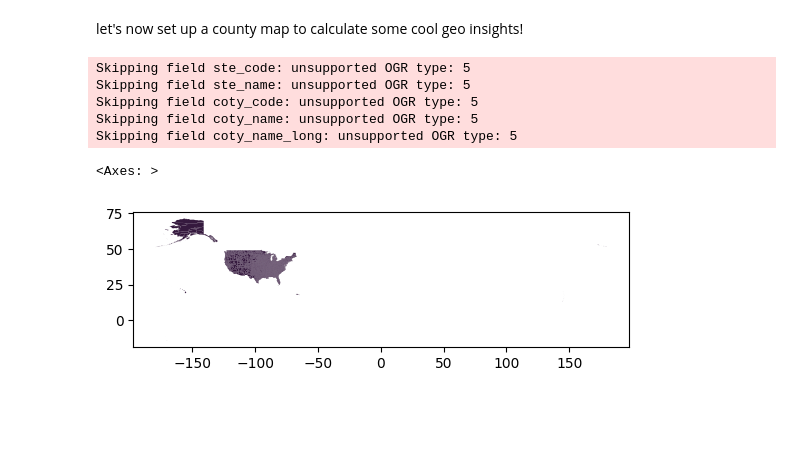
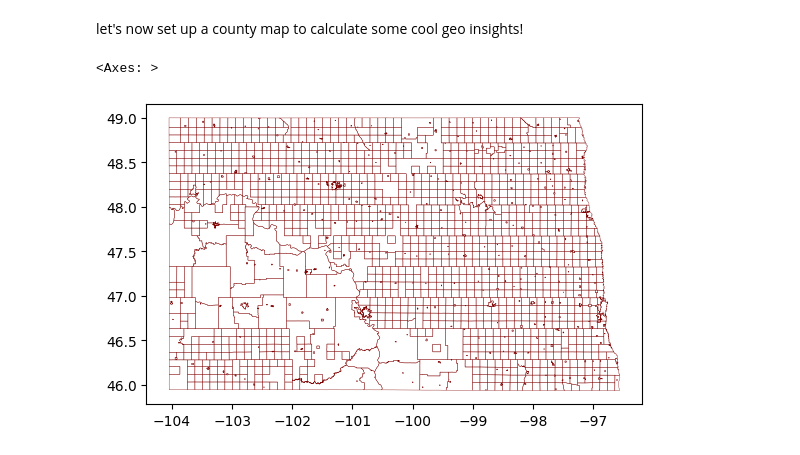
Before and after one commit to aangelsalazarr/emissions_tracker, a Jupyter notebook: bakken_ET.ipynb, the cells around one changed output. Saved outputs shown, nothing was run; the diff lists cells and outputs as text; code cells hidden in the pictures; blank space fills up the shorter version.

Commit message:
setting up mapping map and dataset

```diff
--- a/bakken_ET.ipynb
+++ b/bakken_ET.ipynb
@@ -184,14 +210,9 @@ plt.show()
 let's now set up a county map to calculate some cool geo insights!
 # %%
 # loading in our map data
-usa_map = gpd.read_file("mapping_data/usa_county.geojson")
-usa_map.plot()
+nd_map = gpd.read_file("mapping_data/north_dakota_county.geojson")
+nd_map.plot(facecolor="none", edgecolor="maroon", linewidth=0.25)
 # %% [output]
-Skipping field ste_code: unsupported OGR type: 5
-Skipping field ste_name: unsupported OGR type: 5
-Skipping field coty_code: unsupported OGR type: 5
-Skipping field coty_name: unsupported OGR type: 5
-Skipping field coty_name_long: unsupported OGR type: 5
+<Axes: >
-<Axes: >
-[figure, old version]
+[figure, new version]
 # %%
```
Also changed, not shown: parts of 10 cells of this notebook, 3 other files.
